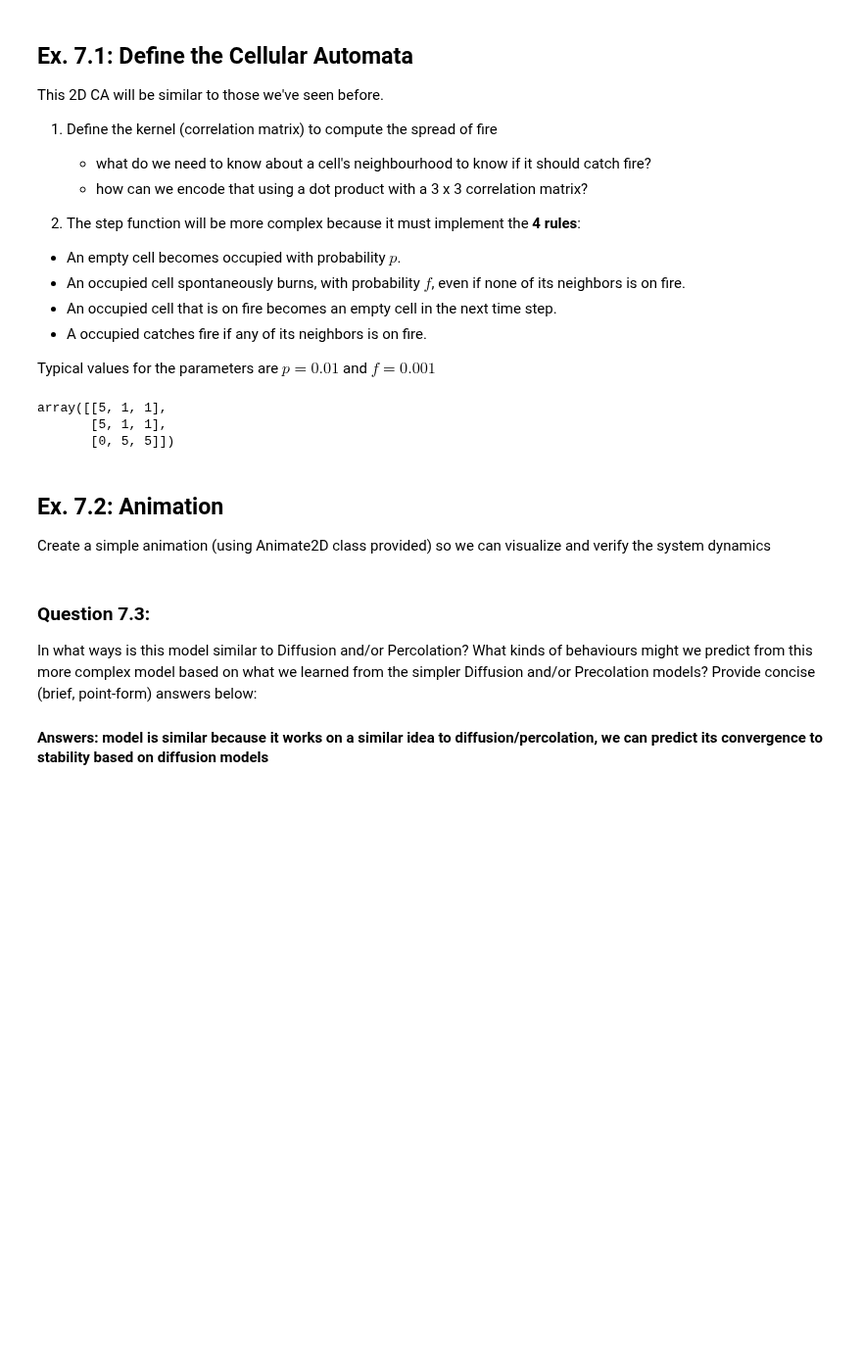
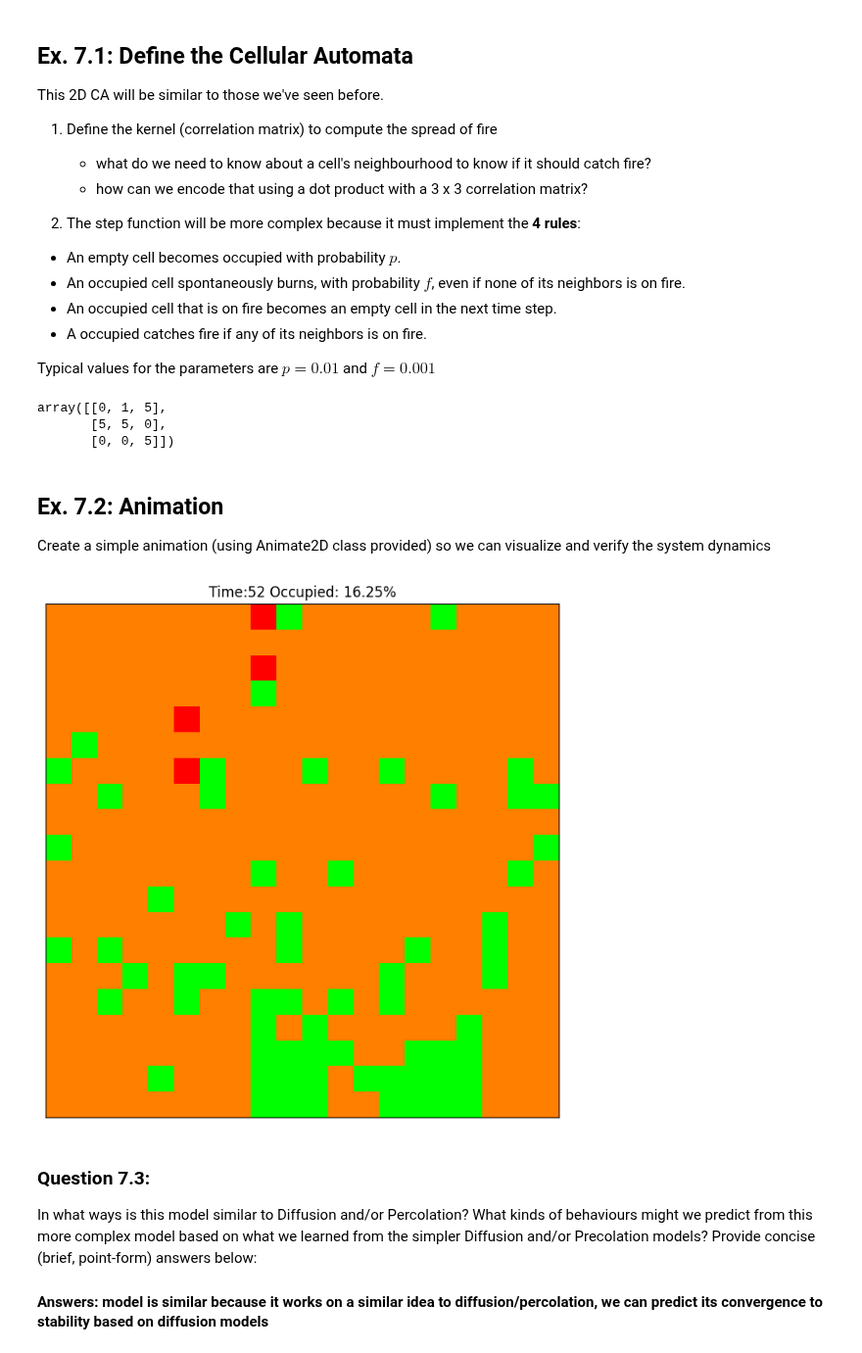
Before and after one commit to silentflame04/cap-comp215, a Jupyter notebook: labs/lab07-10-fire.ipynb, the cells around one changed output. Shown at 98% size. Saved outputs shown, nothing was run; the diff lists cells and outputs as text; code cells hidden in the pictures; blank space fills up the shorter version.

```diff
--- a/labs/lab07-10-fire.ipynb
+++ b/labs/lab07-10-fire.ipynb
@@ -171,7 +171,7 @@ class ForestFire:
         burning = self.state == self.FIRE
         self.state[burning] = self.EMPTY
 
-        self.state[neighbours_on_fire] = self.FIRE
+        self.state[neighbours_on_fire & (self.state != self.EMPTY)] = self.FIRE # Line assisted by ChatGPT 3.5
 
 
     def num_occupied(self):
@@ -202,19 +202,21 @@ m.state = np.array([             # set the state matrix to a known value for tes
 m.step()                          # test the method you are working on and print some useful indicator
 pprint(m.state)
 # %% [output]
-array([[5, 1, 1],
-       [5, 1, 1],
-       [0, 5, 5]])
+array([[0, 1, 5],
+       [5, 5, 0],
+       [0, 0, 5]])
 # %% [markdown]
 ## Ex. 7.2: Animation
 Create a simple animation (using Animate2D class provided) so we can visualize and verify the system dynamics
 # %%
 # Ex. 7.2 here
 #  Suggestions: use a small grid (e.g., 20x20)  and
 #               a short animation (100 frames) with interval=0.3, to slow it down so you can inspect its behaviour
-model = ForestFire(20, f=0.01)
+model = ForestFire(20)
 ani = Animation2D(model, frames=100, steps_per_frame=1)
 ani.animate(0.3)
+# %% [output]
+[figure, added]
 # %% [markdown]
 ### Question 7.3:
 In what ways is this model similar to Diffusion and/or Percolation?
```
Also changed, not shown: parts of 1 cell of this notebook.
